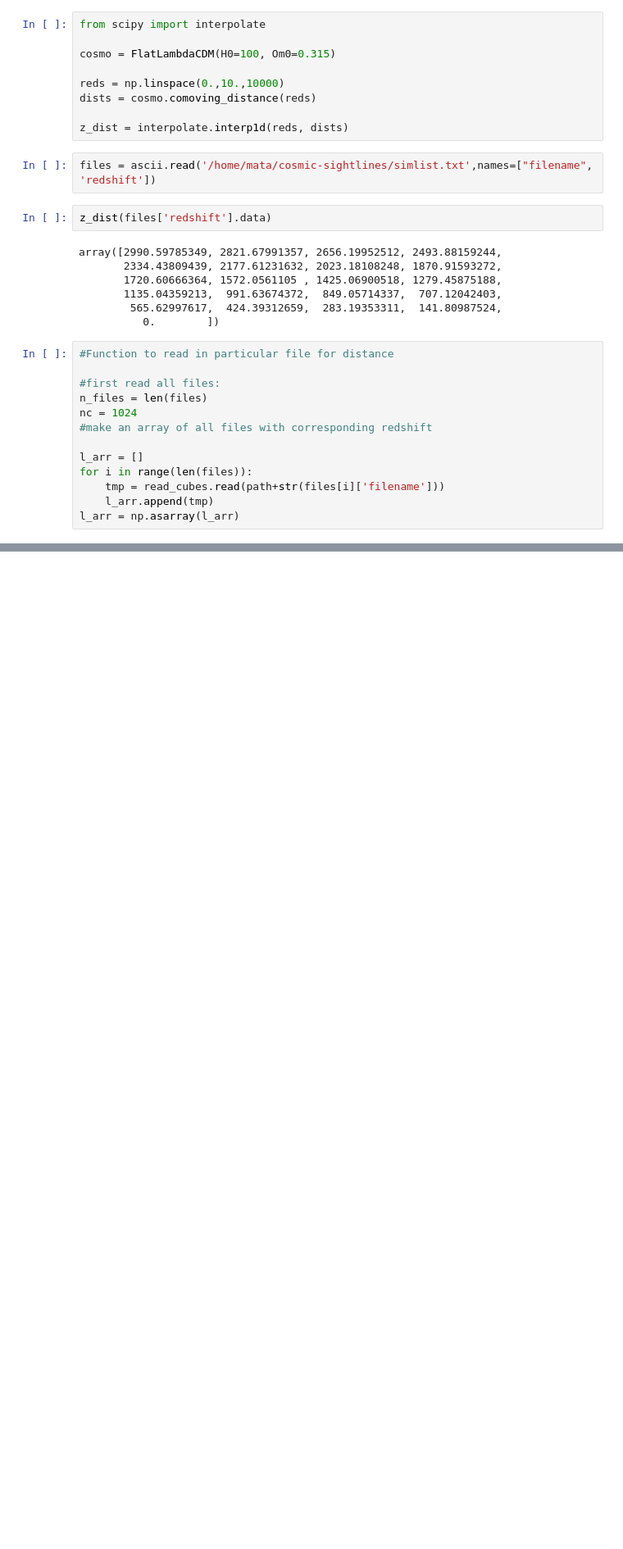
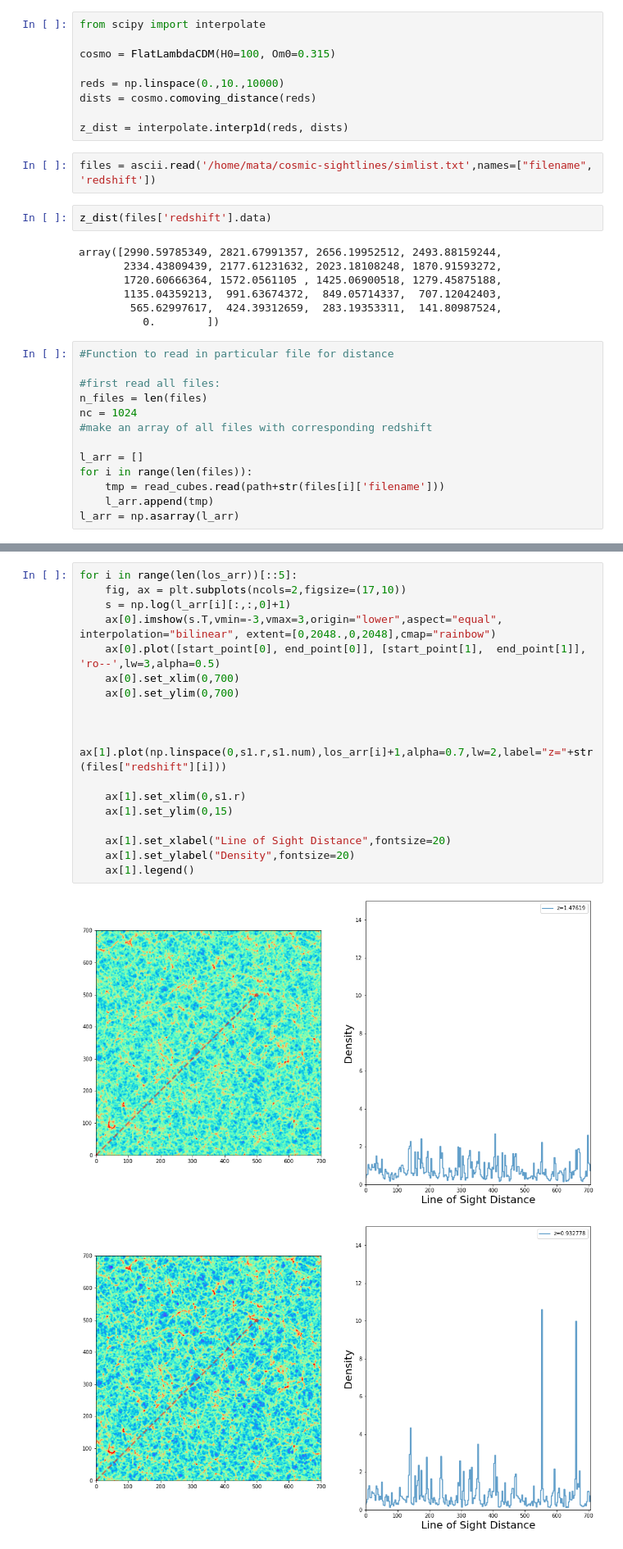
Before and after one commit to gmetin/cosmic-sightlines, a Jupyter notebook: CODES/test.ipynb, the cells around one changed output, grey strips where cells are left out. Shown at 82% size. Saved outputs shown, nothing was run; the diff lists cells and outputs as text; blank space fills up the shorter version.

```diff
--- a/CODES/test.ipynb
+++ b/CODES/test.ipynb
@@ -57,0 +82,21 @@ l_arr = np.asarray(l_arr)
+# %%
+for i in range(len(los_arr))[::5]:
+    fig, ax = plt.subplots(ncols=2,figsize=(17,10))
+    s = np.log(l_arr[i][:,:,0]+1)
+    ax[0].imshow(s.T,vmin=-3,vmax=3,origin="lower",aspect="equal", interpolation="bilinear", extent=[0,2048.,0,2048],cmap="rainbow")
+    ax[0].plot([start_point[0], end_point[0]], [start_point[1],  end_point[1]], 'ro--',lw=3,alpha=0.5)
+    ax[0].set_xlim(0,700)
+    ax[0].set_ylim(0,700)
+
+
+    ax[1].plot(np.linspace(0,s1.r,s1.num),los_arr[i]+1,alpha=0.7,lw=2,label="z="+str(files["redshift"][i]))
+
+    ax[1].set_xlim(0,s1.r)
+    ax[1].set_ylim(0,15)
+
+    ax[1].set_xlabel("Line of Sight Distance",fontsize=20)
+    ax[1].set_ylabel("Density",fontsize=20)
+    ax[1].legend()
+# %% [output]
+[figure, added]
+[figure, added]
```
Also changed, not shown: parts of 6 cells of this notebook.
